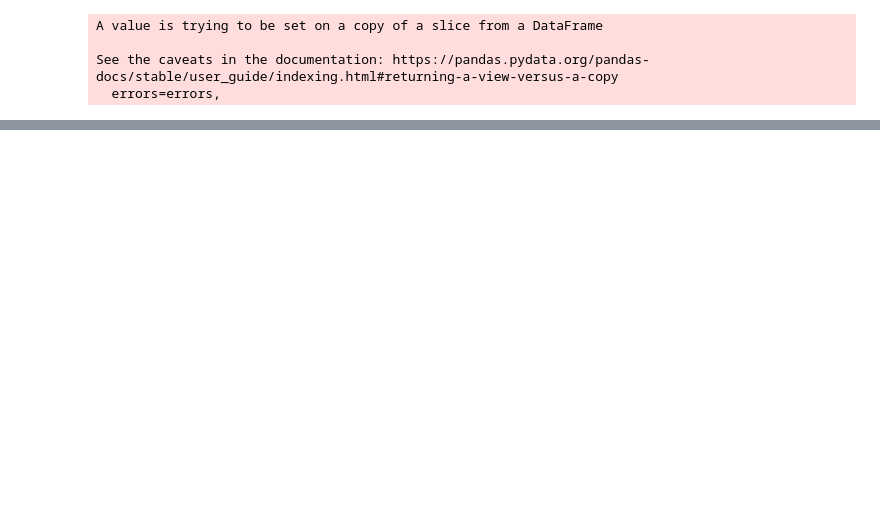
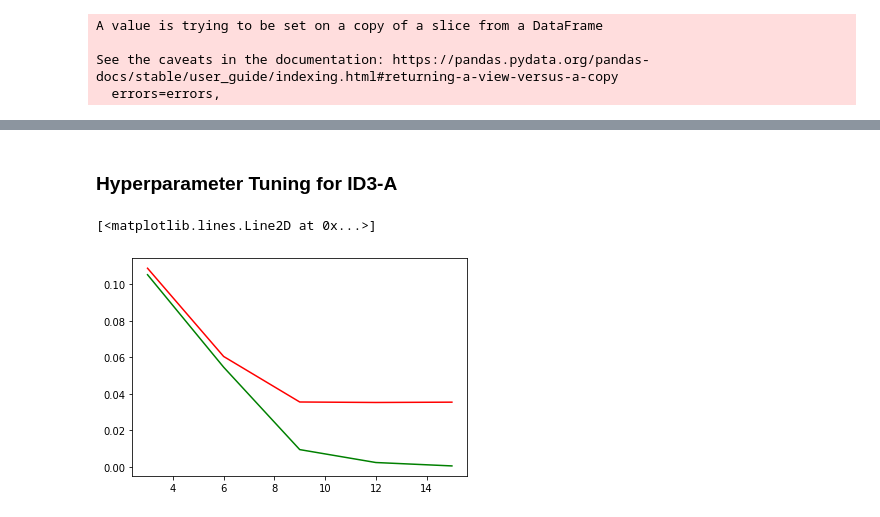
Before and after one commit to shubhamawasthi0301/modified_ID3_algorithm, a Jupyter notebook: Covid_case_detection.ipynb, the cells around one changed output, grey strips where cells are left out. Saved outputs shown, nothing was run; the diff lists cells and outputs as text; code cells hidden in the pictures; blank space fills up the shorter version.

```diff
--- a/Covid_case_detection.ipynb
+++ b/Covid_case_detection.ipynb
@@ -794,0 +915,4 @@ mse(Y_test,Y_hat_test_cart),mse(Y_test,Y_hat_test_cart)**0.5,my_r2_score(Y_test,
+# %%
+model_1 = ID3_A_regressor()
+# %%
+model_1.fit(X_train,Y_train,max_depth=9)
@@ -794,0 +923,16 @@ mse(Y_test,Y_hat_test_cart),mse(Y_test,Y_hat_test_cart)**0.5,my_r2_score(Y_test,
+# %% [markdown]
+### Hyperparameter Tuning for ID3-A
+# %%
+max_depths = [i*3 for i in range(1,6)]
+h_model = ID3_A_regressor()
+rmse_train = []
+rmse_test = []
+for max_depth in max_depths:
+  h_model.fit(X_train,Y_train,max_depth = max_depth)
+  rmse_train.append(rmse(Y_train,h_model.predict(X_train)))
+  rmse_test.append(rmse(Y_test,h_model.predict(X_test)))
+plt.plot(max_depths,rmse_test,'r')
+plt.plot(max_depths,rmse_train,'g')
+# %% [output]
+[<matplotlib.lines.Line2D at 0x...>]
+[figure, added]
```
Also changed, not shown: parts of 121 cells of this notebook.
